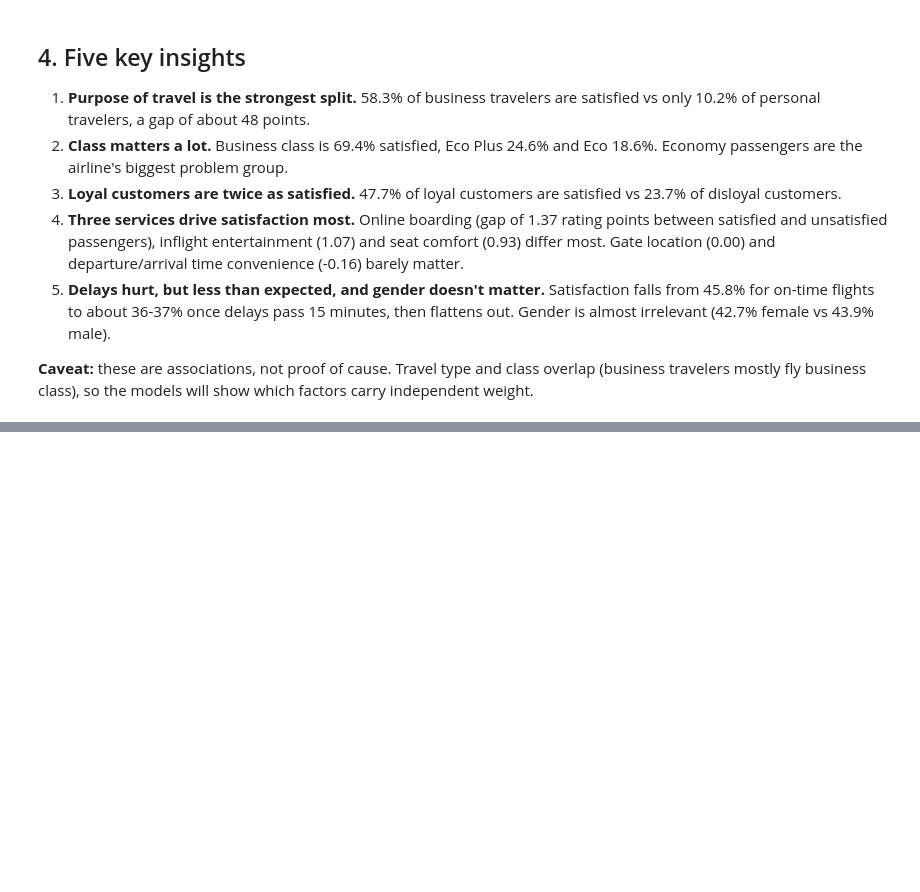
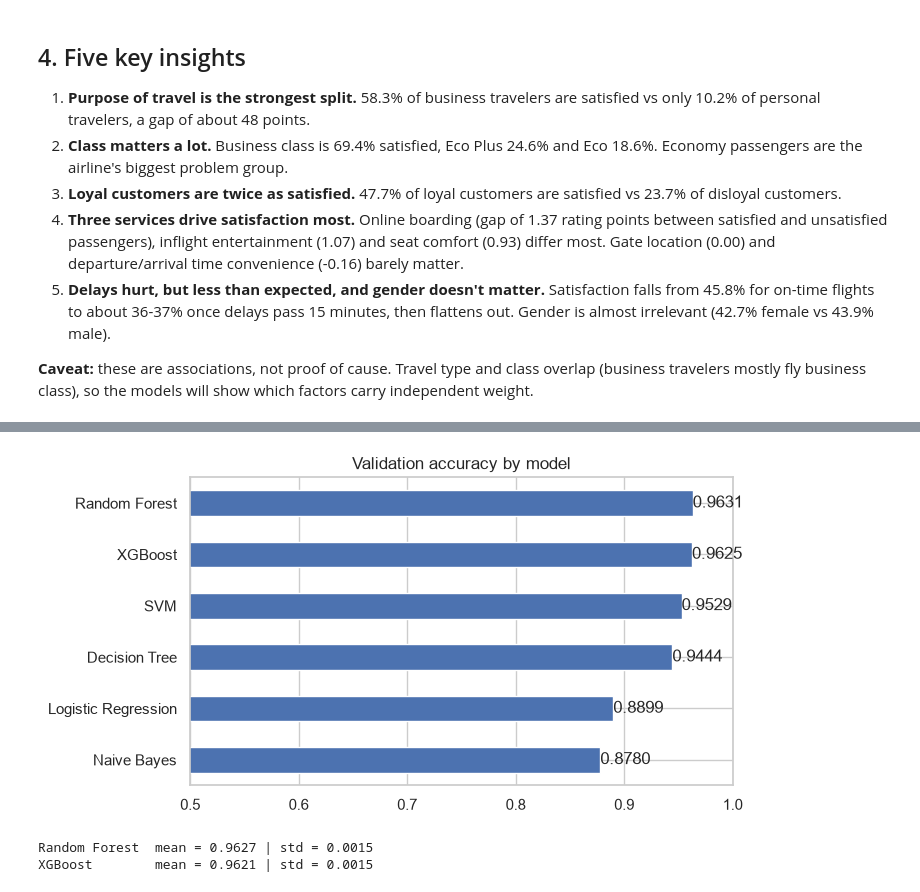
Before and after one commit to yashvardhanshah/airline-classification, a Jupyter notebook: notebooks/01_eda.ipynb, the cells around one changed output, grey strips where cells are left out. Saved outputs shown, nothing was run; the diff lists cells and outputs as text; code cells hidden in the pictures; blank space fills up the shorter version.

Commit message:
Phase 2-4: cleaning, feature engineering, 6 models, evaluation

```diff
--- a/notebooks/01_eda.ipynb
+++ b/notebooks/01_eda.ipynb
@@ -250,0 +553,5 @@ Missing Arrival Delay: 310
+# %%
+comparison = pd.DataFrame(scores).T.sort_values("Accuracy", ascending=False)
+print("Models scored:", len(comparison))
+print("Best model:", comparison.index[0])
+comparison.round(4)
@@ -250,0 +568,17 @@ Missing Arrival Delay: 310
+# %%
+ax = comparison["Accuracy"].sort_values().plot.barh(figsize=(7, 4))
+ax.bar_label(ax.containers[0], fmt="%.4f")
+ax.set_xlim(0.5, 1.0)
+ax.set_title("Validation accuracy by model")
+plt.show()
+# %% [output]
+[figure, added]
+# %%
+from sklearn.model_selection import cross_val_score
+
+for name in ["Random Forest", "XGBoost"]:
+    acc = cross_val_score(models[name], X_train, y_train, cv=5, scoring="accuracy")
+    print(f"{name:14s} mean = {acc.mean():.4f} | std = {acc.std():.4f}")
+# %% [output]
+Random Forest  mean = 0.9627 | std = 0.0015
+XGBoost        mean = 0.9621 | std = 0.0015
```
Also changed, not shown: parts of 37 cells of this notebook.
